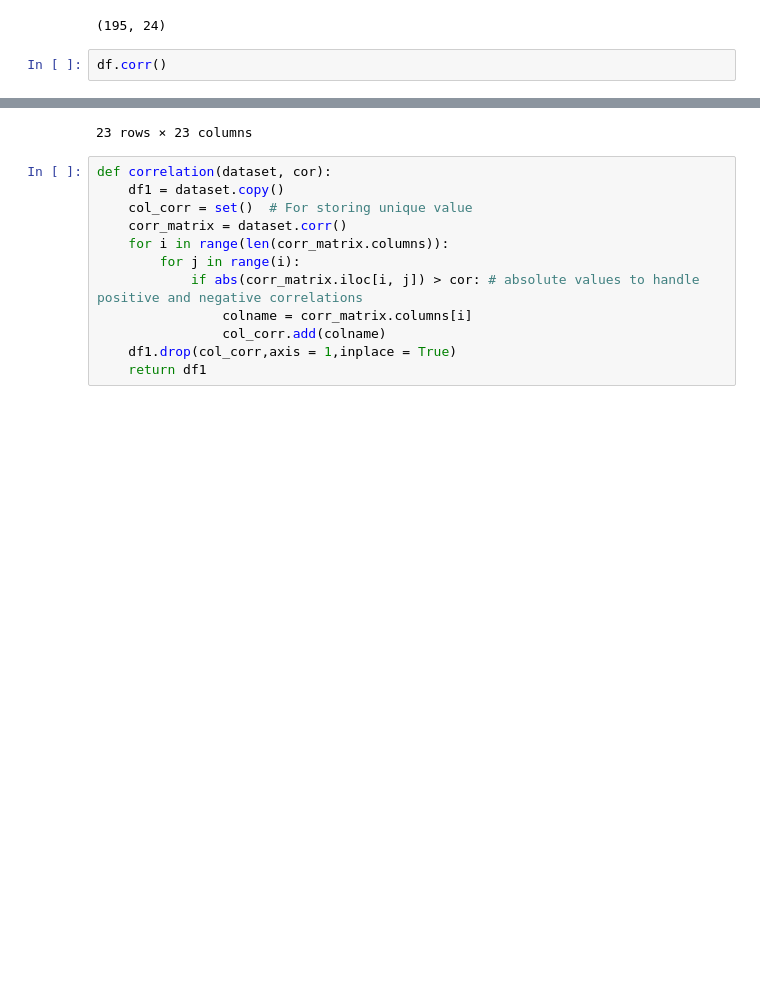
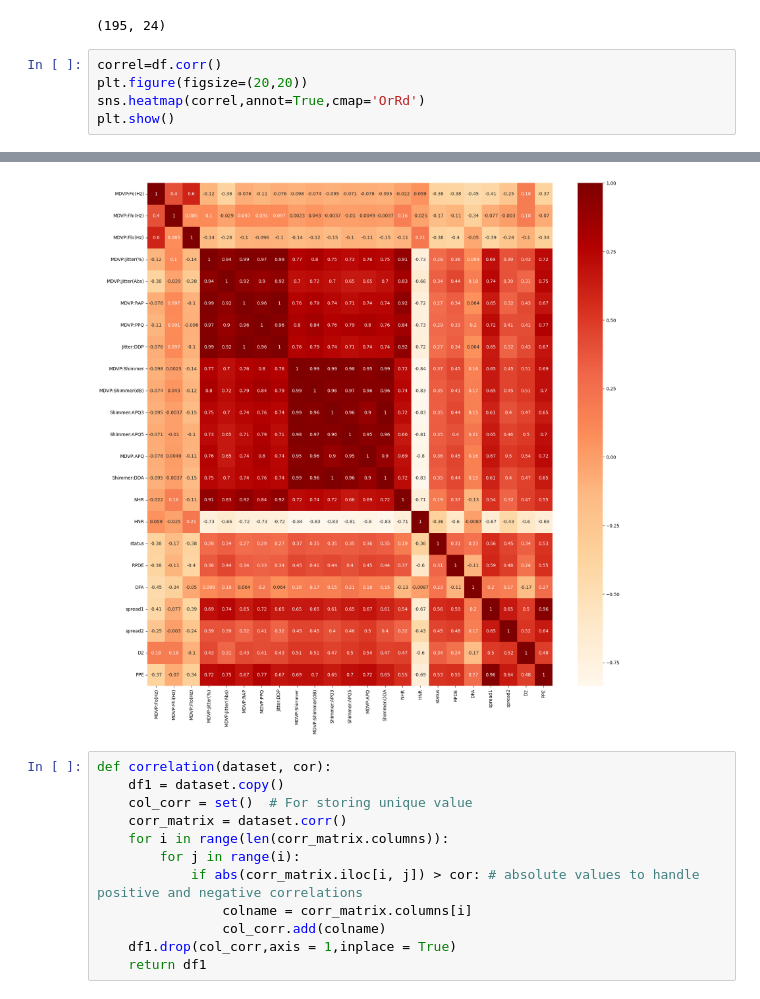
Before and after one commit to preethika-ajay/Parkinson-s-NeuroScan-MRI-based-Prediction-with-Transfer-Learning, a Jupyter notebook: NumericData.ipynb, the cells around one changed output, grey strips where cells are left out. Saved outputs shown, nothing was run; the diff lists cells and outputs as text; blank space fills up the shorter version.

```diff
--- a/NumericData.ipynb
+++ b/NumericData.ipynb
@@ -58,5 +58,8 @@ df.shape
 # %% [output]
 (195, 24)
 # %%
-df.corr()
+correl=df.corr()
+plt.figure(figsize=(20,20))
+sns.heatmap(correl,annot=True,cmap='OrRd')
+plt.show()
 # %% [output]
@@ -80,4 +66,4 @@ df.corr()
-23 rows × 23 columns
+[figure, added]
 # %%
 def correlation(dataset, cor):
     df1 = dataset.copy()
```
Also changed, not shown: parts of 24 cells of this notebook.
